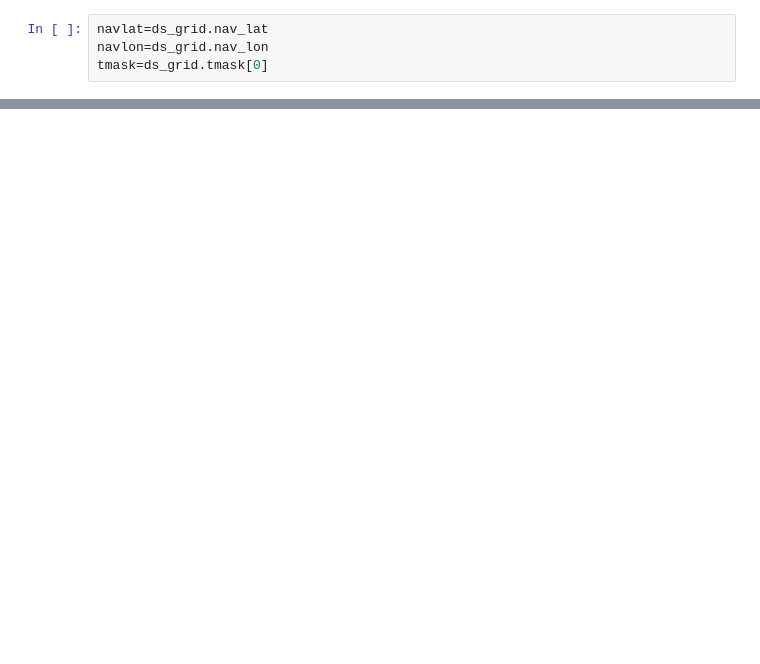
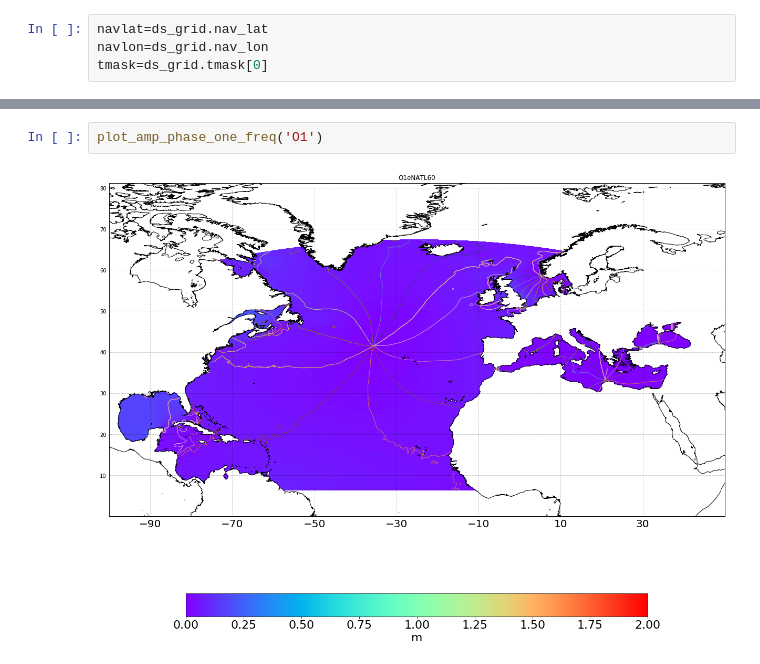
Before and after one commit to AurelieAlbert/eNATL60-plots-paper, a Jupyter notebook: amp-phase-tides-FES/2020-5-29-AA-maps-amp-phase-M2-eNATL60-like pytide.ipynb, the cells around one changed output, grey strips where cells are left out. Saved outputs shown, nothing was run; the diff lists cells and outputs as text; blank space fills up the shorter version.

```diff
--- a/amp-phase-tides-FES/2020-5-29-AA-maps-amp-phase-M2-eNATL60-like pytide.ipynb
+++ b/amp-phase-tides-FES/2020-5-29-AA-maps-amp-phase-M2-eNATL60-like pytide.ipynb
@@ -67,0 +113,4 @@ def plot_amp_phase_one_freq(freq):
+# %%
+plot_amp_phase_one_freq('O1')
+# %% [output]
+[figure, added]
```
Also changed, not shown: parts of 14 cells of this notebook, 6 other files.
